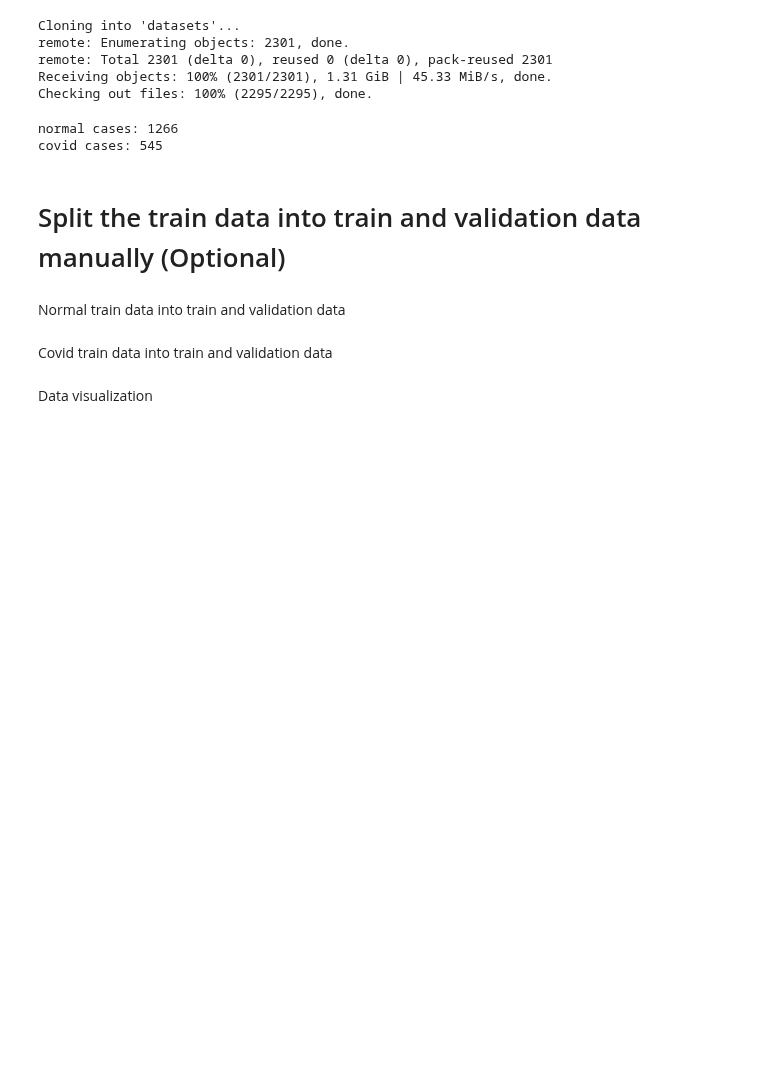
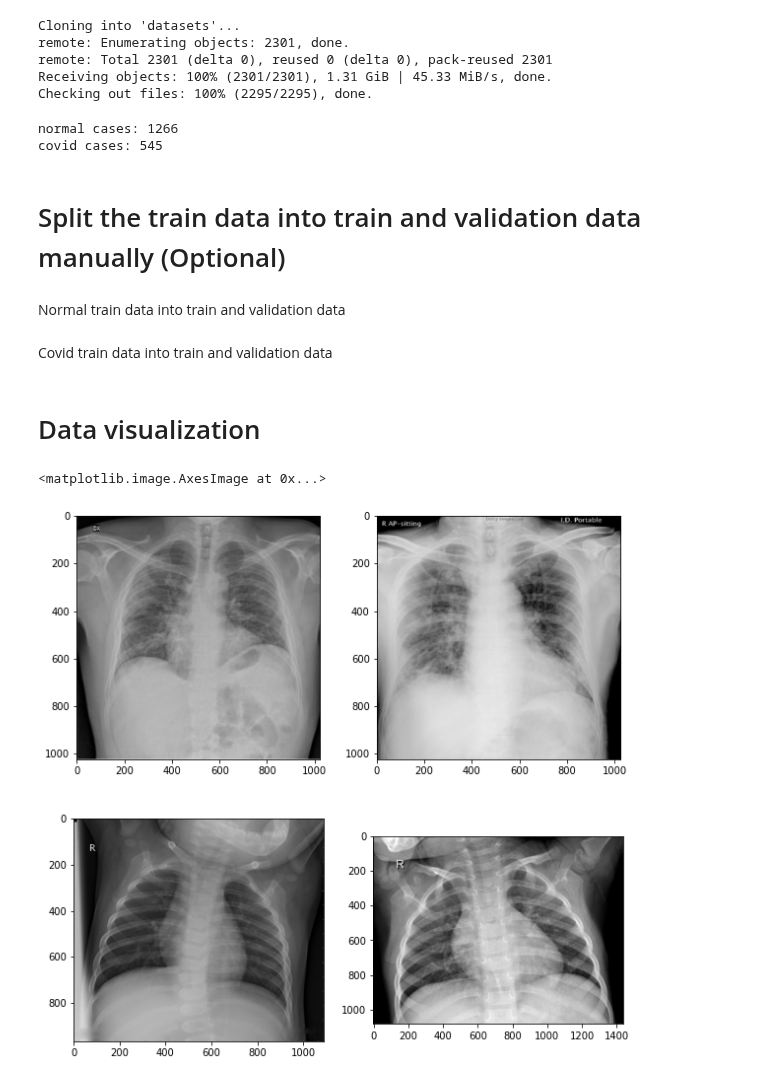
Before and after one commit to TaeMD/ML-projects, a Jupyter notebook: Covid19_Pneumonia_classification.ipynb, the cells around one changed output. Cells and saved outputs as stored; diff of their text form; code cells hidden in the pictures; blank space fills up the shorter version.

```diff
--- a/Covid19_Pneumonia_classification.ipynb
+++ b/Covid19_Pneumonia_classification.ipynb
@@ -82,5 +82,18 @@ for f in validation_covid_file_list:
   os.rename (os.path.join(base_train_covid, f), os.path.join(validation_covid_dir, f))
 # %%
 len(os.listdir(validation_covid_dir))
-# %% [markdown]
-Data visualization
+# %% [markdown]
+# Data visualization
+# %%
+train_normal_files = os.listdir(base_train_normal)
+train_covid_files = os.listdir(base_train_covid)
+# %%
+fig, ax = plt.subplots (2,2, figsize=(10,10))
+
+ax[0,0].imshow(load_img(os.path.join(base_train_covid, train_covid_files[1])))
+ax[0,1].imshow(load_img(os.path.join(base_train_covid, train_covid_files[2])))
+ax[1,0].imshow(load_img(os.path.join(base_train_normal, train_normal_files[10])))
+ax[1,1].imshow(load_img(os.path.join(base_train_normal, train_normal_files[30])))
+# %% [output]
+<matplotlib.image.AxesImage at 0x...>
+[figure, added]
```
Also changed, not shown: parts of 1 cell of this notebook.
